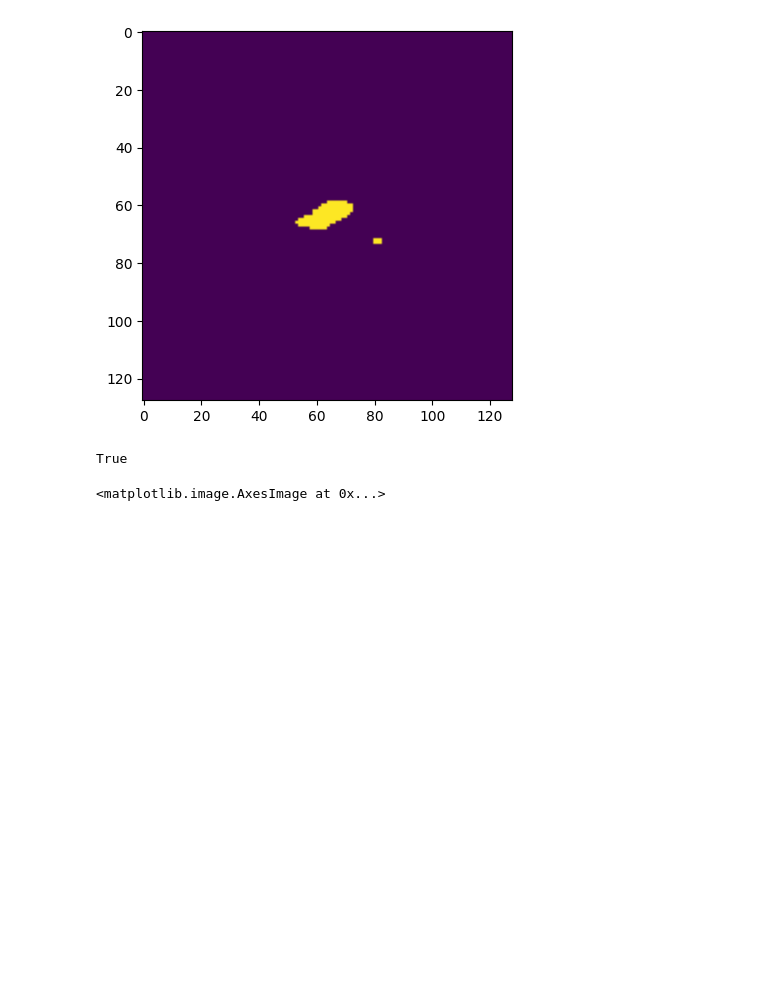
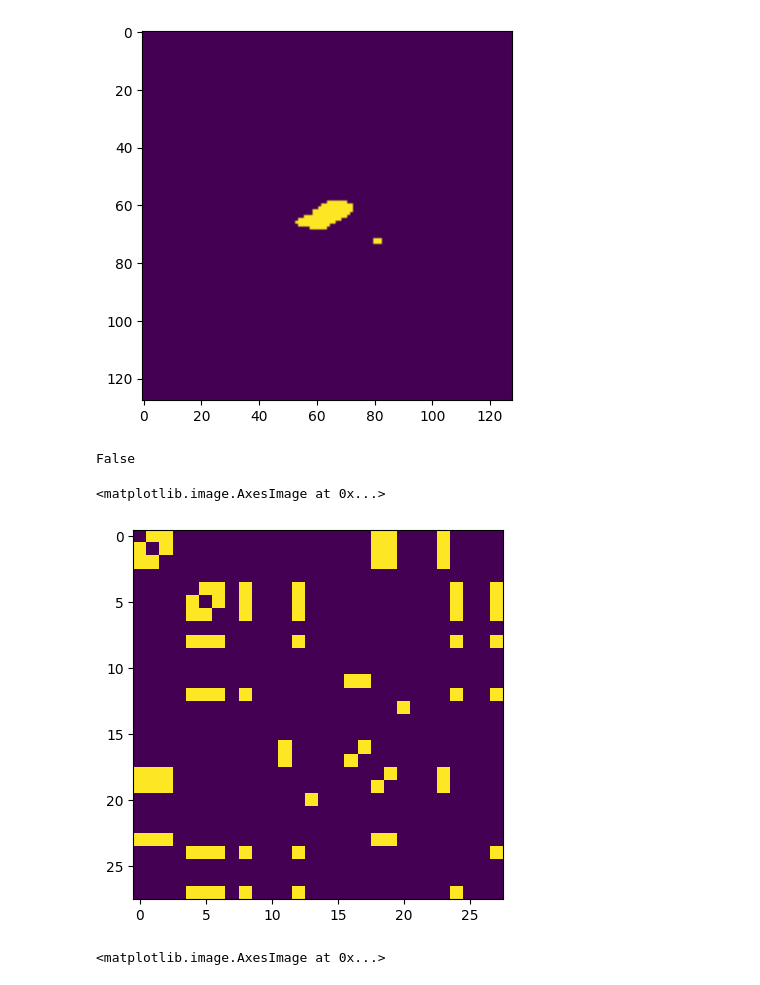
Before and after one commit to YaoGroup/lake-vision, a Jupyter notebook: sandbox/notebooks/lake_connections.ipynb, the cells around one changed output. Drawn from its saved outputs; the diff is of its cells as text; code cells hidden in the pictures; blank space fills up the shorter version.

```diff
--- a/sandbox/notebooks/lake_connections.ipynb
+++ b/sandbox/notebooks/lake_connections.ipynb
@@ -278,10 +278,10 @@ def lake_conn(idx_lake1, idx_lake2, idx_date, mask_lakeIDs, watergrid, thresh_wa
 # %%
 ## USE FUNCTION ON A GIVEN PAIR OF LAKES ON A GIVEN DATE
 
-connected = lake_conn(366, 355, idx_date=4, mask_lakeIDs=full_mask, watergrid=subtile_sums, thresh_watergrid=0)
+connected = lake_conn(366, 355, idx_date=5, mask_lakeIDs=full_mask, watergrid=subtile_sums, thresh_watergrid=0)
 print(connected)
 # %% [output]
-True
+False
 # %%
 ## USE FUNCTION TO GENERATE ADJACENCY MATRIX FOR A GIVEN DATE
 
@@ -334,11 +334,16 @@ def lake_adjacency(mask_lakeIDs, watergrid, thresh, lakes_in_scene, idx_date):
 # %%
 
 mask_lakeIDs = full_mask
 watergrid = subtile_sums
 thresh_watergrid = 0
 lakes_in_scene = lakes_in_scene
 
-idx_date = 4
+idx_date = 6
 
 lakes, adj = lake_adjacency(mask_lakeIDs, watergrid, thresh_watergrid, lakes_in_scene, idx_date)
+
+plt.imshow(adj)
+# %% [output]
+<matplotlib.image.AxesImage at 0x...>
+[figure, added]
 # %%
```
Also changed, not shown: parts of 2 cells of this notebook.
